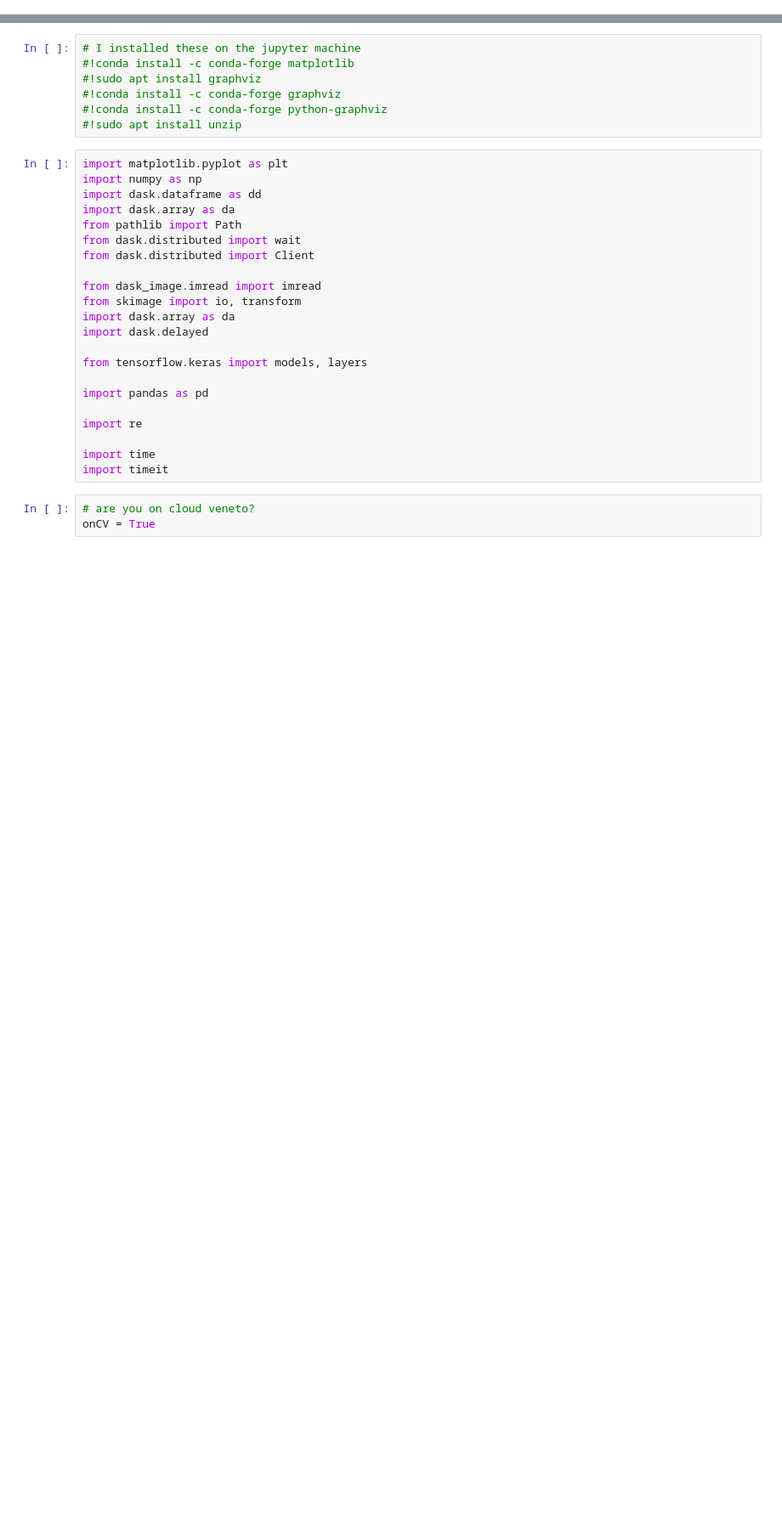
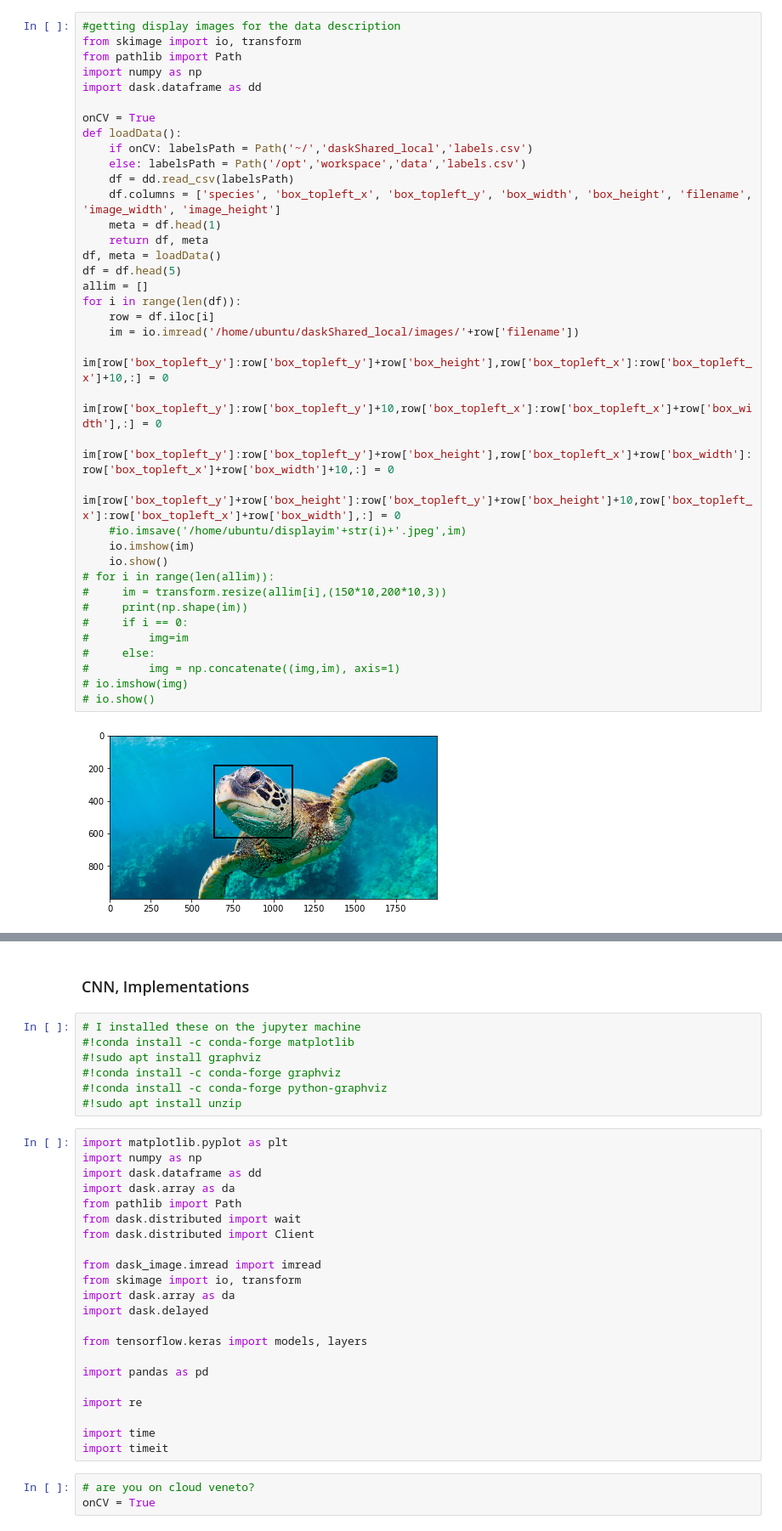
Before and after one commit to DanHarJor/MAPD-B, a Jupyter notebook: dask/notebooks/Daniel_dask_preprocessing.ipynb, the cells around one changed output, grey strips where cells are left out. Shown at 85% size. Saved outputs shown, nothing was run; the diff lists cells and outputs as text; blank space fills up the shorter version.

```diff
--- a/dask/notebooks/Daniel_dask_preprocessing.ipynb
+++ b/dask/notebooks/Daniel_dask_preprocessing.ipynb
@@ -4,0 +18,39 @@ On the docker set up by jacopo the dask-scheduler and dask-worker commands have
+# %%
+#getting display images for the data description
+from skimage import io, transform
+from pathlib import Path
+import numpy as np
+import dask.dataframe as dd
+
+onCV = True
+def loadData():
+    if onCV: labelsPath = Path('~/','daskShared_local','labels.csv')
+    else: labelsPath = Path('/opt','workspace','data','labels.csv')
+    df = dd.read_csv(labelsPath)
+    df.columns = ['species', 'box_topleft_x', 'box_topleft_y', 'box_width', 'box_height', 'filename',       'image_width', 'image_height']
+    meta = df.head(1)
+    return df, meta
+df, meta = loadData()
+df = df.head(5)
+allim = []
+for i in range(len(df)):
+    row = df.iloc[i]
+    im = io.imread('/home/ubuntu/daskShared_local/images/'+row['filename'])
+    im[row['box_topleft_y']:row['box_topleft_y']+row['box_height'],row['box_topleft_x']:row['box_topleft_x']+10,:] = 0
+    im[row['box_topleft_y']:row['box_topleft_y']+10,row['box_topleft_x']:row['box_topleft_x']+row['box_width'],:] = 0
+    im[row['box_topleft_y']:row['box_topleft_y']+row['box_height'],row['box_topleft_x']+row['box_width']:row['box_topleft_x']+row['box_width']+10,:] = 0
+    im[row['box_topleft_y']+row['box_height']:row['box_topleft_y']+row['box_height']+10,row['box_topleft_x']:row['box_topleft_x']+row['box_width'],:] = 0
+    #io.imsave('/home/ubuntu/displayim'+str(i)+'.jpeg',im)
+    io.imshow(im)
+    io.show()
+# for i in range(len(allim)):
+#     im = transform.resize(allim[i],(150*10,200*10,3))
+#     print(np.shape(im))
+#     if i == 0:
+#         img=im
+#     else:
+#         img = np.concatenate((img,im), axis=1)
+# io.imshow(img)
+# io.show()
+# %% [output]
+[figure, added]
@@ -5,3 +61,6 @@ On the docker set up by jacopo the dask-scheduler and dask-worker commands have
+# %% [markdown]
+
+### CNN, Implementations
 # %%
 # I installed these on the jupyter machine
 #!conda install -c conda-forge matplotlib
```
Also changed, not shown: parts of 66 cells of this notebook, 1 other file.
